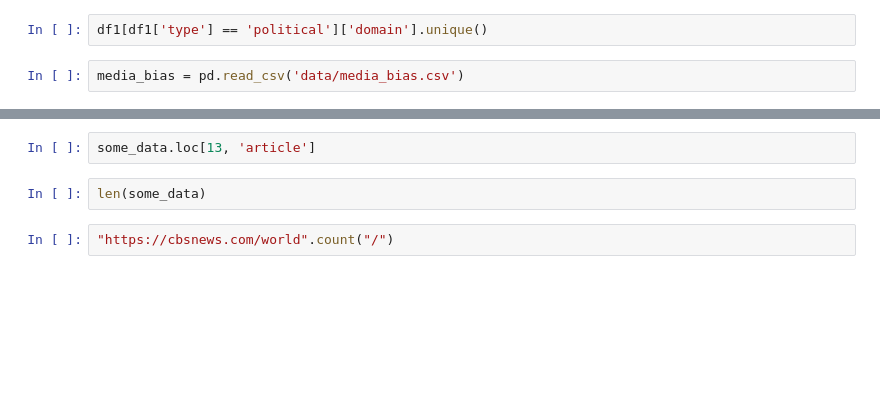
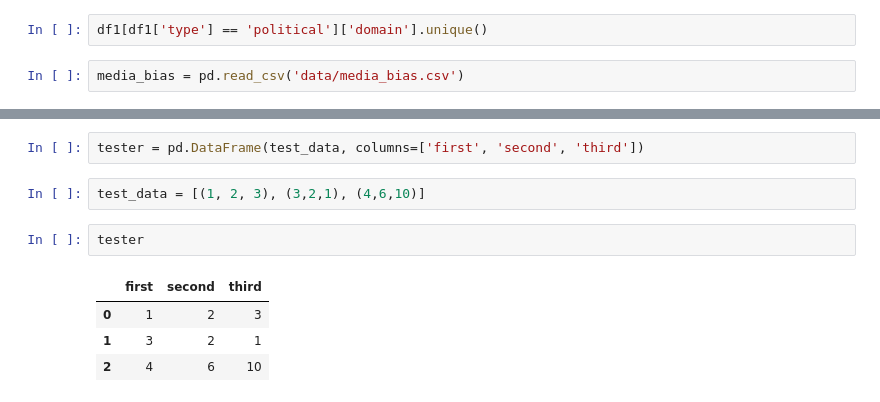
Before and after one commit to vincegiorno/fake_news, a Jupyter notebook: fake_news.ipynb, the cells around one changed output, grey strips where cells are left out. Saved outputs shown, nothing was run; the diff lists cells and outputs as text; blank space fills up the shorter version.

```diff
--- a/fake_news.ipynb
+++ b/fake_news.ipynb
@@ -340,6 +343,11 @@ some_data = pd.read_json('data/abc_20181207.json')
-# %%
-some_data.loc[13, 'article']
-# %%
-len(some_data)
-# %%
-"https://cbsnews.com/world".count("/")
+# %%
+tester = pd.DataFrame(test_data, columns=['first', 'second', 'third'])
+# %%
+test_data = [(1, 2, 3), (3,2,1), (4,6,10)]
+# %%
+tester
+# %% [output]
+|  | first | second | third |
+| 0 | 1 | 2 | 3 |
+| 1 | 3 | 2 | 1 |
+| 2 | 4 | 6 | 10 |
```
Also changed, not shown: parts of 39 cells of this notebook, 1 other file.
